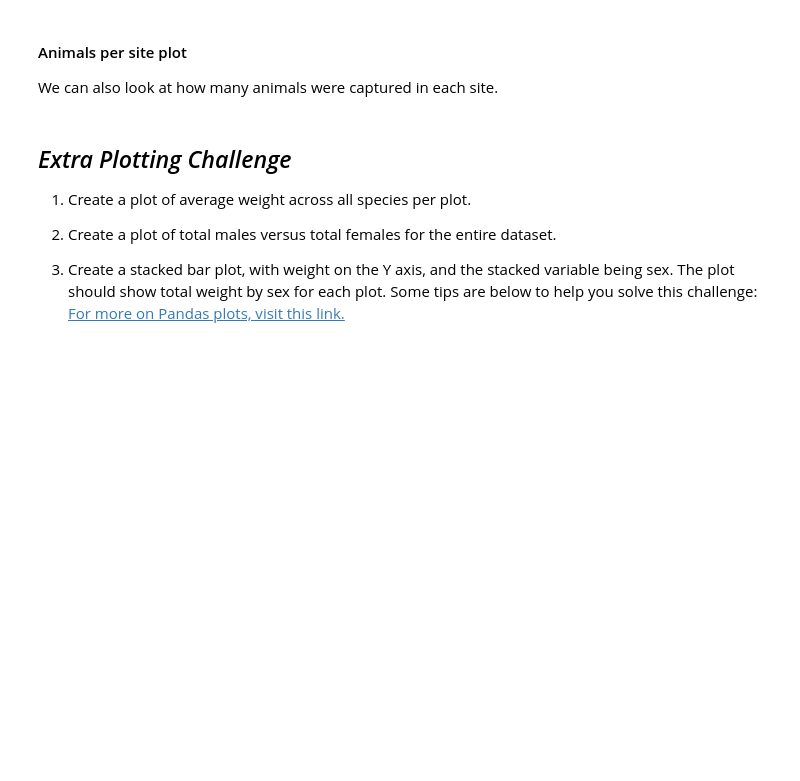
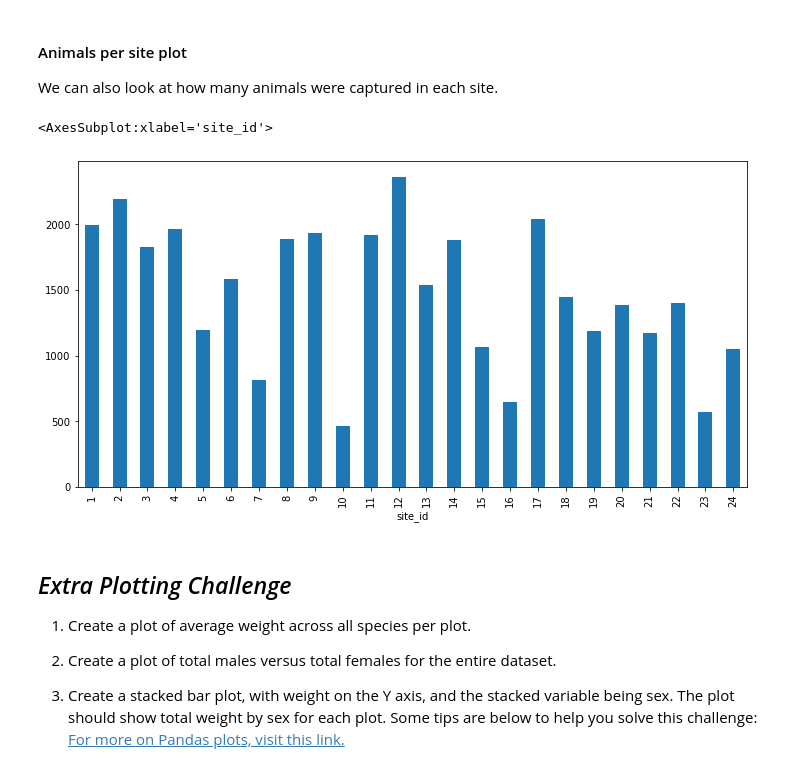
Before and after one commit to aaneloy/DATA2010-Fall2021-Lab, a Jupyter notebook: Pandas_Numpy.ipynb, the cells around one changed output. Saved outputs shown, nothing was run; the diff lists cells and outputs as text; code cells hidden in the pictures; blank space fills up the shorter version.

```diff
--- a/Pandas_Numpy.ipynb
+++ b/Pandas_Numpy.ipynb
@@ -494,6 +494,6 @@ be to normalize the data according to a mean, area, or some other value
 calculated from our data.
 # %%
 # Multiply all weight values by 2 but does not change the original weight data, rather than create new column with "weighted value" variable
-surveys_df['weighted_value'] = surveys_df['weight']*2
+surveys_df['weighted_in_Kg'] = surveys_df['weight']*2
 # %%
 surveys_df
@@ -517,7 +534,11 @@ We can also look at how many animals were captured in each site.
 # %%
 total_count = surveys_df.groupby('site_id')['record_id'].nunique()
 # Let's plot that too
+plt.figure(figsize=(12,6))
 total_count.plot(kind='bar')
+# %% [output]
+<AxesSubplot:xlabel='site_id'>
+[figure, added]
 # %% [markdown]
 ## _Extra Plotting Challenge_
 
```
Also changed, not shown: parts of 6 cells of this notebook, 4 other files.
